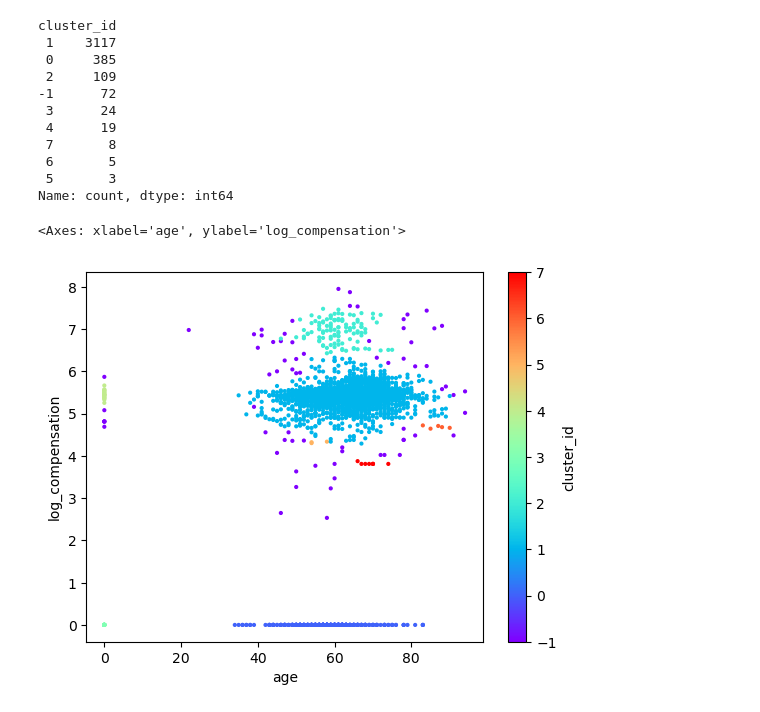
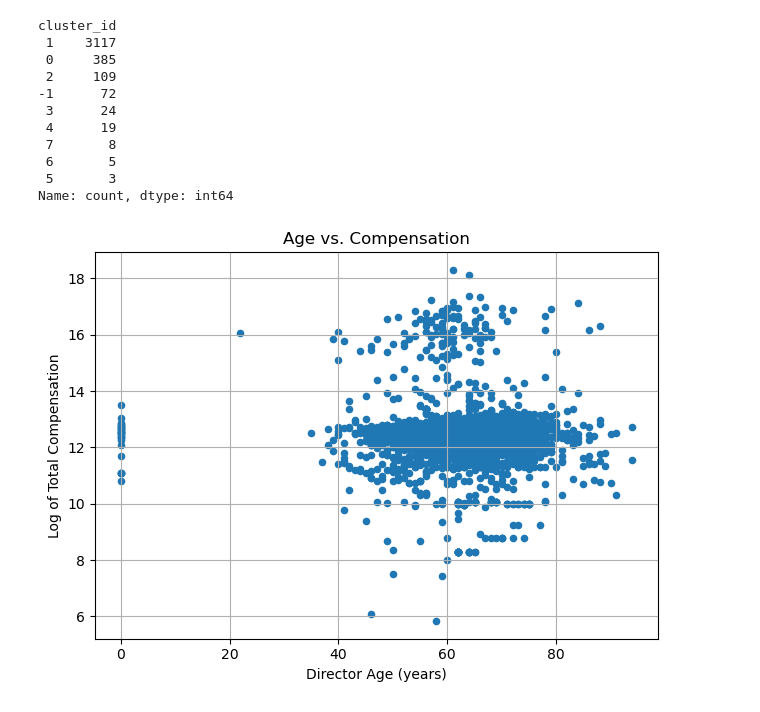
Before and after one commit to Muhibcr7/assignment--3-Muhib-cr7, a Jupyter notebook: assignment3/directors-network.ipynb, the cells around one changed output. Saved outputs shown, nothing was run; the diff lists cells and outputs as text; code cells hidden in the pictures.

```diff
--- a/assignment3/directors-network.ipynb
+++ b/assignment3/directors-network.ipynb
@@ -165,10 +212,66 @@ cluster_id
  5       3
 Name: count, dtype: int64
 # %%
-people_df.plot.scatter(x='age', y='log_compensation', c='cluster_id', cmap="rainbow", s=4)
+import pandas as pd
+import numpy as np
+import networkx as nx
+import matplotlib.pyplot as plt
+
+# Load data
+directorships_df = pd.read_csv('company_directorships.csv')
+details_df        = pd.read_csv('director-details.csv')
+
+# Rename and uppercase the name field in details_df, and compensation
+details_df = details_df.rename(columns={
+    'name': 'director_name',
+    'compensation': 'total_compensation'
+})
+details_df['director_name'] = details_df['director_name'].str.upper()
+
+# Uppercase director names in the directorships table to match
+directorships_df['director_name'] = directorships_df['director_name'].str.upper()
+
+# Build bipartite graph
+G = nx.Graph()
+for comp, director in zip(directorships_df['company_name'], directorships_df['director_name']):
+    G.add_edge(comp, director)
+
+# Extract largest connected component
+largest_cc = max(nx.connected_components(G), key=len)
+subG = G.subgraph(largest_cc)
+
+# Compute centrality measures
+centrality = pd.DataFrame({
+    'eigen':       pd.Series(nx.eigenvector_centrality(subG)),
+    'degree':      pd.Series(nx.degree_centrality(subG)),
+    'betweenness': pd.Series(nx.betweenness_centrality(subG)),
+})
+people_set = set(directorships_df['director_name'])
+centrality['is_person'] = centrality.index.map(lambda x: x in people_set)
+
+# Build people_df and merge demographics
+people_df = centrality[centrality['is_person']].reset_index().rename(columns={'index':'director_name'})
+people_df = people_df.merge(
+    details_df[['director_name','age','total_compensation']],
+    on='director_name', how='left'
+)
+people_df['log_compensation'] = np.log(people_df['total_compensation'].replace(0, np.nan))
+
+# Plot scatter
+plt.figure()
+plt.scatter(
+    people_df['age'],
+    people_df['log_compensation'],
+    s=20
+)
+plt.xlabel('Director Age (years)')
+plt.ylabel('Log of Total Compensation')
+plt.title('Age vs. Compensation')
+plt.grid(True)
+plt.tight_layout()
+plt.show()
 # %% [output]
-<Axes: xlabel='age', ylabel='log_compensation'>
-[figure, old version]
+[figure, new version]
 # %%
 people_df.loc['ELIZABETH KRENTZMAN']
 # %% [output]
```
Also changed, not shown: parts of 8 cells of this notebook, 1 other file.
